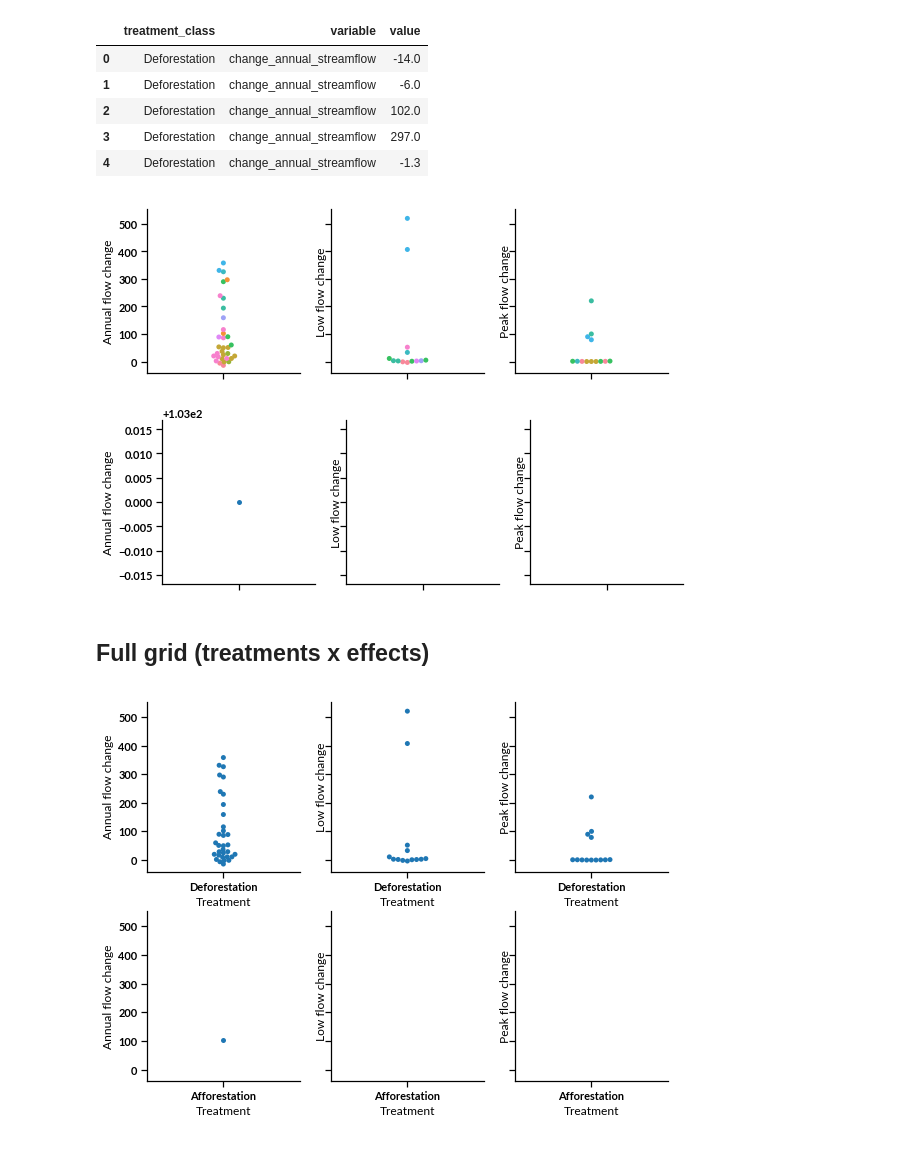
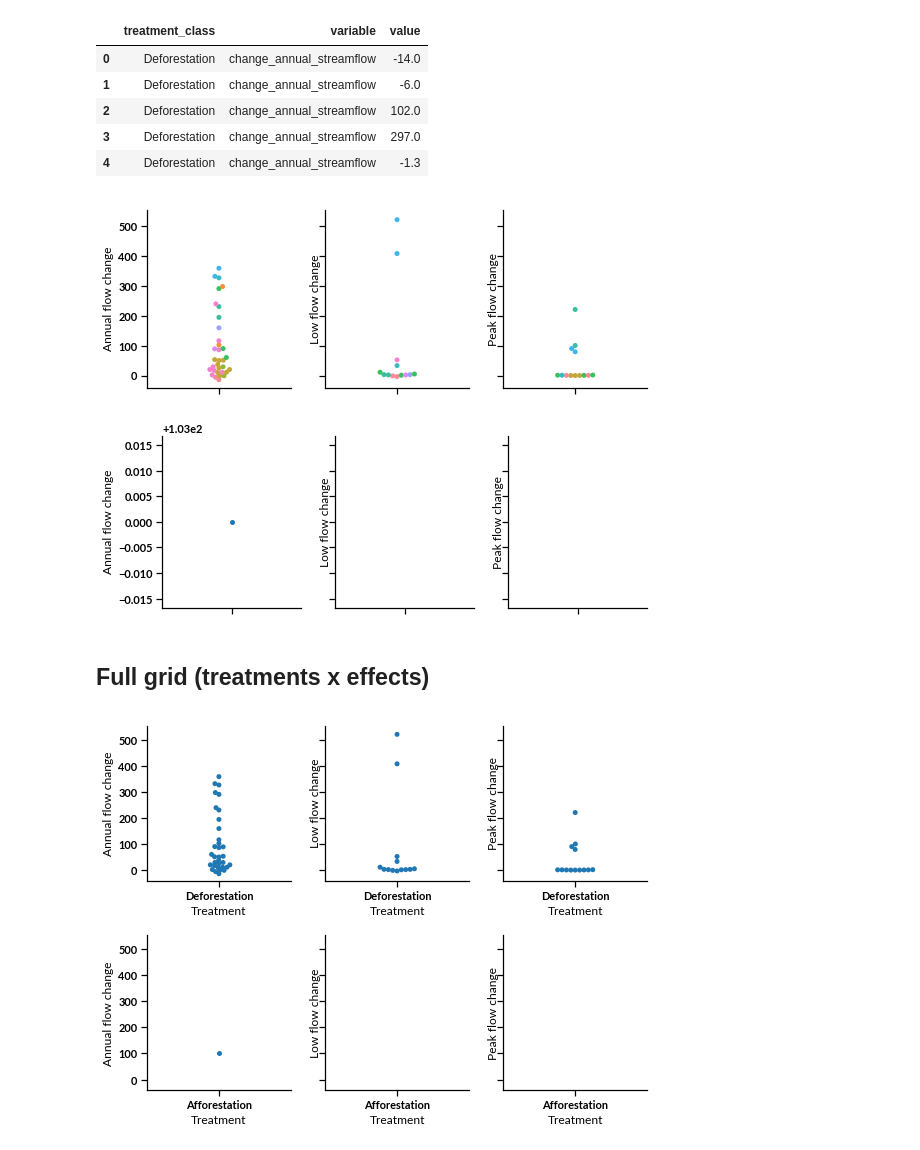
Before and after one commit to rusucosmin/dv, a Jupyter notebook: notebooks/prototype_plots.ipynb, the cells around one changed output. Saved outputs shown, nothing was run; the diff lists cells and outputs as text; code cells hidden in the pictures.

Commit message:
Fix out of bound figures

```diff
--- a/notebooks/prototype_plots.ipynb
+++ b/notebooks/prototype_plots.ipynb
@@ -123,6 +123,8 @@ def plot_single_effect_all_treatments(effect, effect_label,
     legend_ax.set_axis_off()
 
     fig.set_figwidth(6)
+    fig.set_tight_layout(tight=True)
+
     return fig, legend_fig
 
 # plot_single_effect_all_treatments(effect, effect_label, hue='sign_change_peak_flow')
@@ -199,6 +201,7 @@ def plot_all_effects_single_treatment(treatment,
         ax.get_legend().remove()
 
     grid.fig.set_figwidth(8)
+    grid.fig.set_tight_layout(tight=True)
 
     return grid
 
@@ -208,22 +211,23 @@ for treatment in treatments:
     grid = plot_all_effects_single_treatment(treatment, hue='site_name')
     grid.fig.savefig('%s/%s_sites.svg' % (image_path, treatment))
 # %% [output]
-[figure, old version]
+[figure, new version]
-[figure, old version]
+[figure, new version]
 # %% [markdown]
 ## Full grid (treatments x effects)
 # %%
 grid = sns.FacetGrid(melt_df, col='variable', row='treatment_class',
                      sharex=False)
 
 for i, treatment in enumerate(treatments):
     for (effect, effect_label, ax) in zip(effects, effect_labels, grid.axes[i]):
         sns.swarmplot(data=df.query('treatment_class=="%s"' % treatment),
                       x='treatment_class', y=effect, ax=ax)
 
         ax.set_xlabel('Treatment', fontdict={'weight': 'regular'})
         ax.set_ylabel(effect_label, fontdict={'weight': 'regular'})
 
 grid.fig.set_figwidth(8)
+grid.fig.set_tight_layout(tight=True)
 # %% [output]
-[figure, old version]
+[figure, new version]
```
Also changed, not shown: parts of 2 cells of this notebook, 28 other files.
